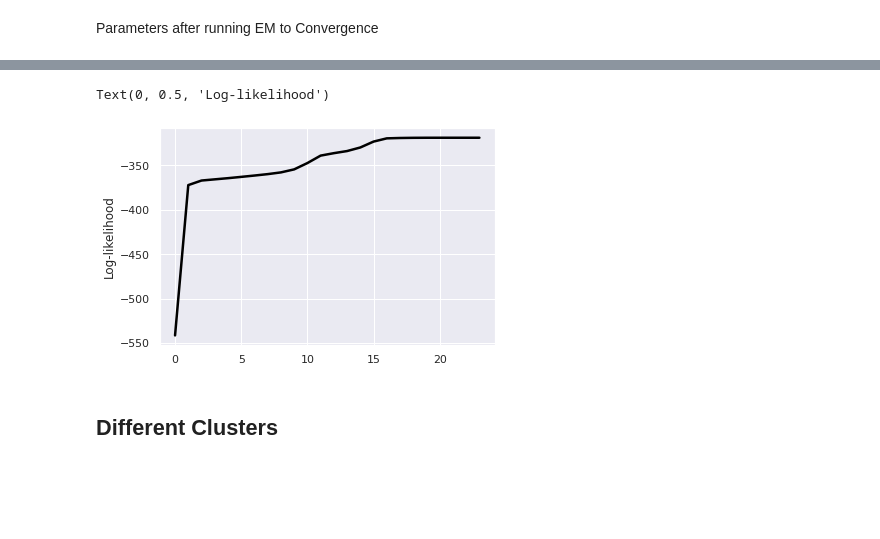
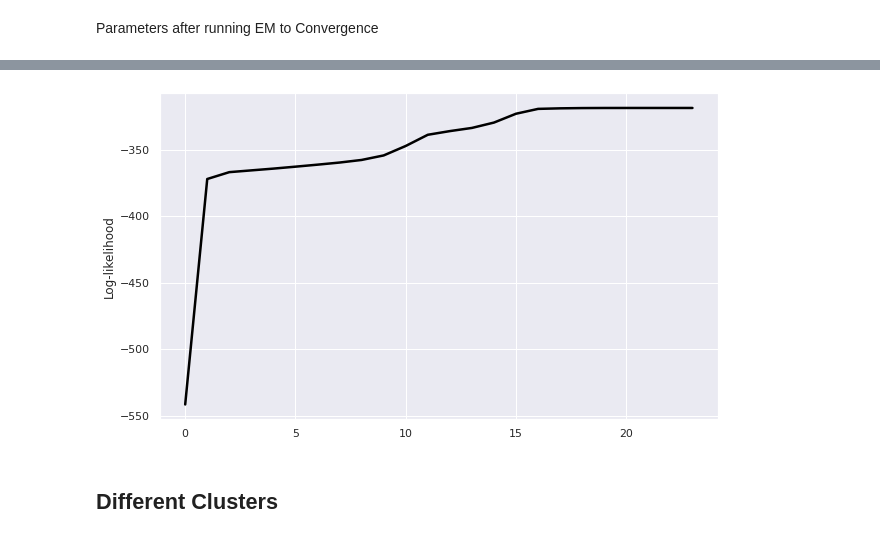
Before and after one commit to aravrs/MLfromScratch, a Jupyter notebook: Clustering/EM-Maximization Gaussian-Mixture/Expectation_Maximization_Gaussian_Mixture_from_Scratch.ipynb, the cells around one changed output, grey strips where cells are left out. Cells and saved outputs as stored; diff of their text form; code cells hidden in the pictures; blank space fills up the shorter version.

```diff
--- a/Clustering/EM-Maximization Gaussian-Mixture/Expectation_Maximization_Gaussian_Mixture_from_Scratch.ipynb
+++ b/Clustering/EM-Maximization Gaussian-Mixture/Expectation_Maximization_Gaussian_Mixture_from_Scratch.ipynb
@@ -216,10 +216,10 @@ plot_contours(data, results['means'], results['covs'], 'Final Clusters')
 # %%
 loglikelihoods = results['loglik']
+plt.figure(figsize=(10,6))
 plt.plot(range(len(loglikelihoods)), loglikelihoods, linewidth=2.5, color='black')
-plt.ylabel('Log-likelihood')
+plt.ylabel('Log-likelihood');
 # %% [output]
-Text(0, 0.5, 'Log-likelihood')
-[figure, old version]
+[figure, new version]
 # %% [markdown]
 ## Different Clusters
 # %%
```
Also changed, not shown: parts of 8 cells of this notebook, 3 other files.
